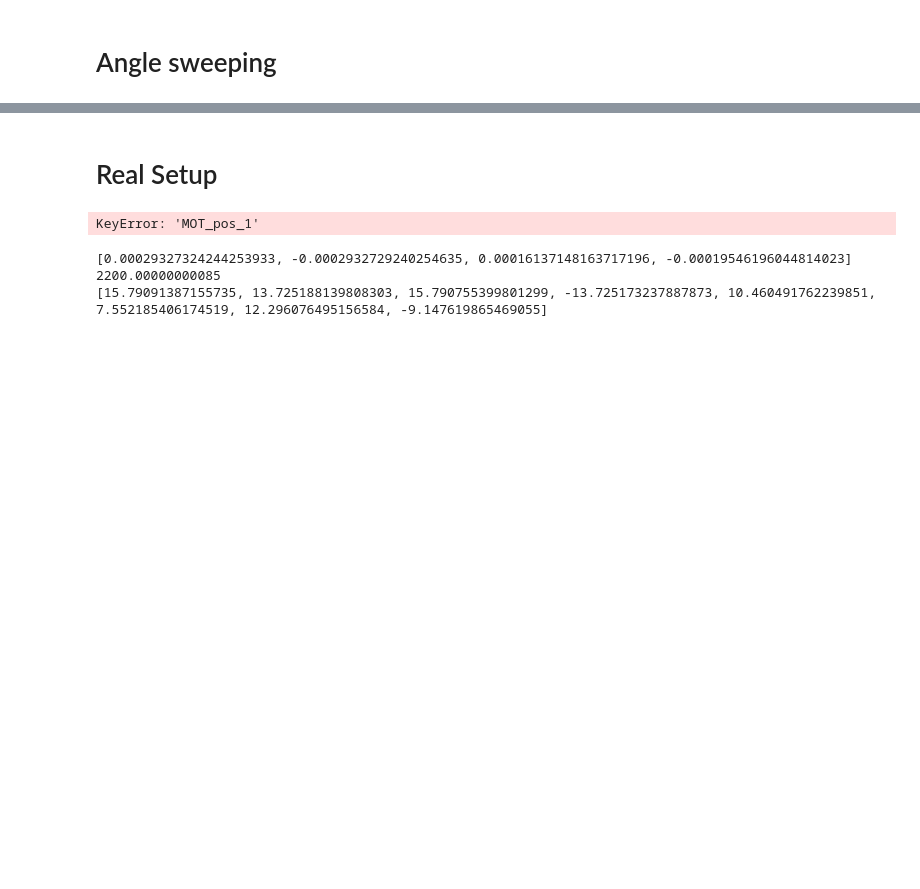
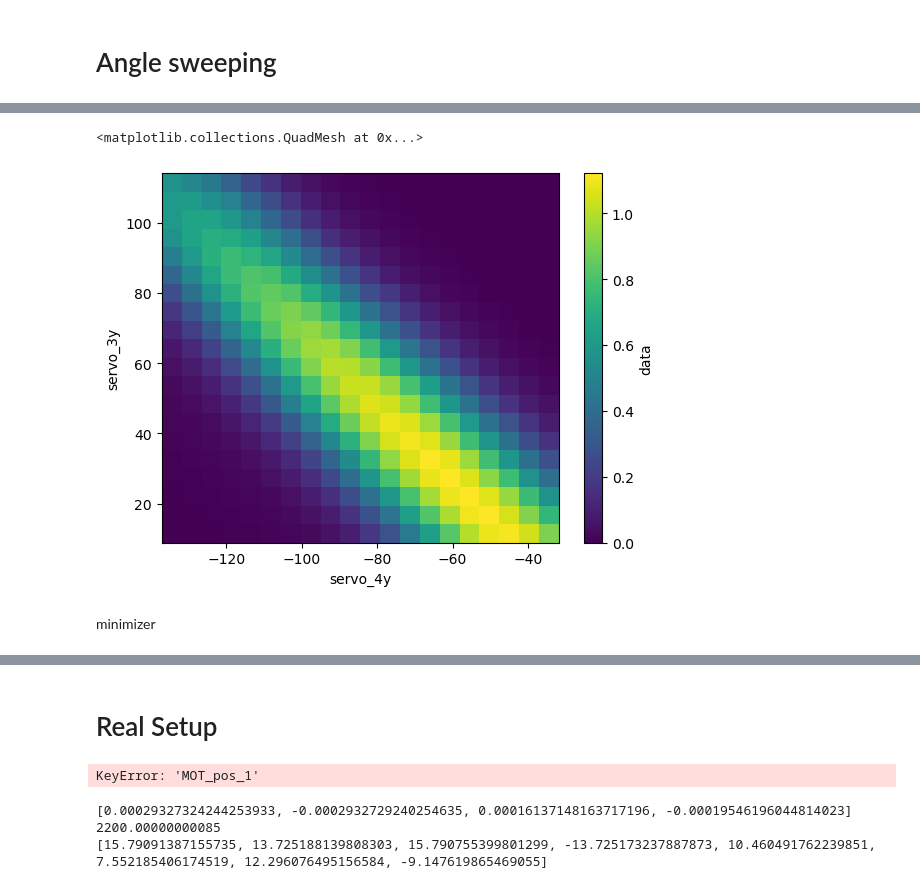
Before and after one commit to Stockholm254/servotest, a Jupyter notebook: src/expctl/servers/servoaligner/test.ipynb, the cells around one changed output, grey strips where cells are left out. Drawn from its saved outputs; the diff is of its cells as text; code cells hidden in the pictures; blank space fills up the shorter version.

```diff
--- a/src/expctl/servers/servoaligner/test.ipynb
+++ b/src/expctl/servers/servoaligner/test.ipynb
@@ -251,0 +320,9 @@ result_xr=xr.open_dataarray("angles0303.nc")
+# %%
+knob_deg_list=[-116.6010304545216, 137.33043067108903, -116.60102852809291, -137.33042837948153, -121, 61.4985211137023, -134, -84.47311247400913]
+servos.set_angle(knob_deg_list)
+print('fiber power:',MCP3424_fiber.convert_and_read())
+
+solver_0=Optical_system_solver()
+scan_xr_knob=scan_xarray_gen_knobs(solver_0, var_str_list=['servo_3y','servo_4y'], range_list=[50,50], offset_list=[0,0], num_list=[20,20], knob_deg_list=knob_deg_list)
+
+scan_xr_knob
@@ -251,0 +348,2 @@ result_xr=xr.open_dataarray("angles0303.nc")
+# %%
+ds_knob=iteration_actuator(servos, MCP3424_fiber, scan_xr_knob)
@@ -251,0 +353,7 @@ result_xr=xr.open_dataarray("angles0303.nc")
+# %%
+ds_knob['data'].plot()
+# %% [output]
+<matplotlib.collections.QuadMesh at 0x...>
+[figure, added]
+# %% [markdown]
+minimizer
```
Also changed, not shown: parts of 50 cells of this notebook, 8 other files.
